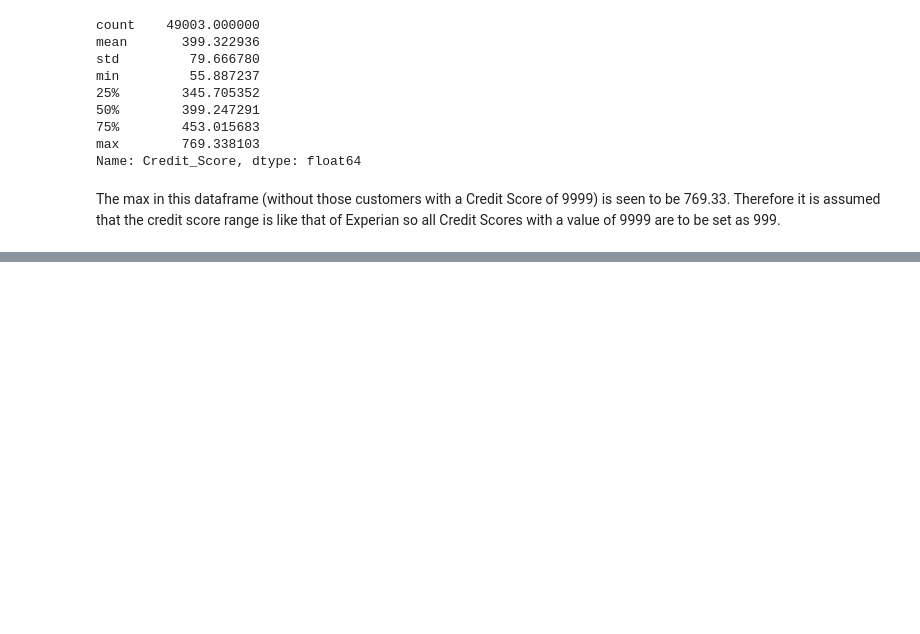
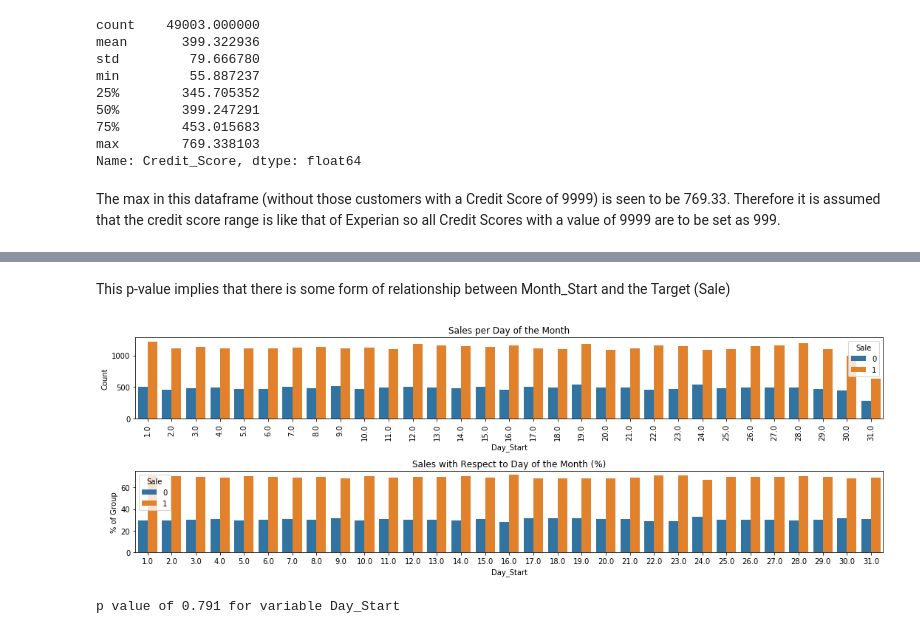
Before and after one commit to shaunmalti/hastings_direct, a Jupyter notebook: Notebook.ipynb, the cells around one changed output, grey strips where cells are left out. Saved outputs shown, nothing was run; the diff lists cells and outputs as text; code cells hidden in the pictures; blank space fills up the shorter version.

```diff
--- a/Notebook.ipynb
+++ b/Notebook.ipynb
@@ -248,0 +284,25 @@ df.groupby(['Year_Start'])
+# %% [markdown]
+This p-value implies that there is some form of relationship between Month_Start and the Target (Sale)
+# %%
+d_gp = df.groupby(['Day_Start', 'Sale']).size().reset_index(name='Count')
+fig = plt.figure(figsize=(15,5))
+plt.subplot(2,1,1)
+sns.barplot(x='Day_Start', y='Count', hue='Sale', data=d_gp)
+plt.title('Sales per Day of the Month')
+plt.xticks(rotation=90)
+
+df_temp = df.groupby(['Day_Start', 'Sale']).size().reset_index(name='Count')
+df_temp2 = df_temp.groupby(['Day_Start', 'Sale']).agg({'Count': 'sum'})
+df_temp2 = df_temp2.groupby(level=0).apply(lambda x: 100 * x/float(x.sum())).reset_index()
+plt.subplot(2,1,2)
+ax = sns.barplot(x='Day_Start', y='Count', hue='Sale', data=df_temp2)
+plt.ylabel('% of Group')
+plt.title('Sales with Respect to Day of the Month (%)')
+plt.tight_layout()
+plt.show()
+# %% [output]
+[figure, added]
+# %%
+chi2_cat_test(df, 'Day_Start')
+# %% [output]
+p value of 0.791 for variable Day_Start
```
Also changed, not shown: parts of 40 cells of this notebook.
